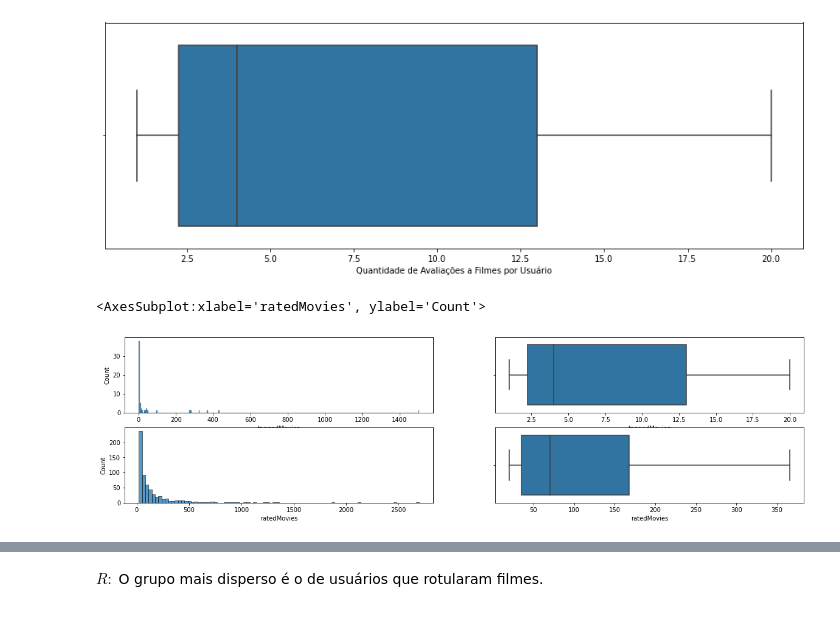
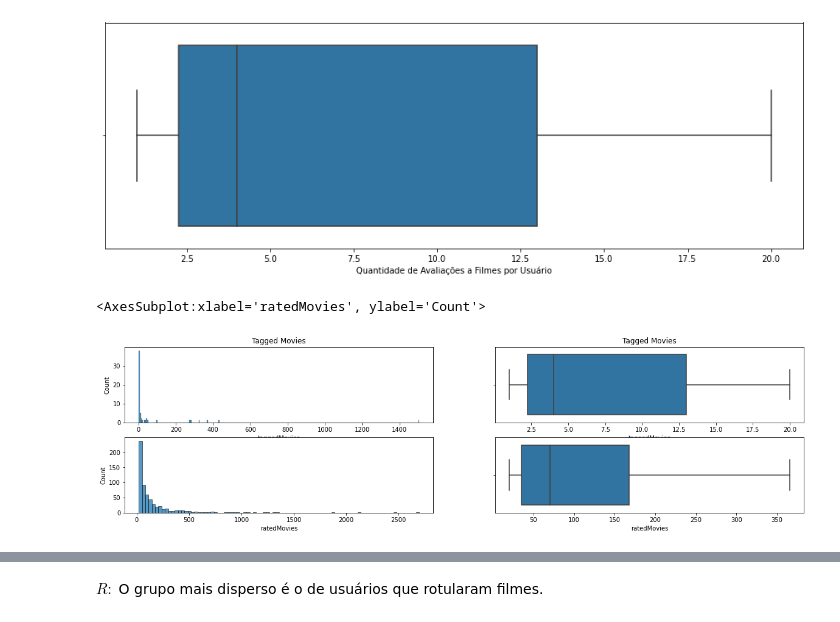
Before and after one commit to thpomari/posgraduacao, a Jupyter notebook: atividades/avaliacao_1/D1EAD-Avaliacao_1.ipynb, the cells around one changed output, grey strips where cells are left out. Saved outputs shown, nothing was run; the diff lists cells and outputs as text; code cells hidden in the pictures.

```diff
--- a/atividades/avaliacao_1/D1EAD-Avaliacao_1.ipynb
+++ b/atividades/avaliacao_1/D1EAD-Avaliacao_1.ipynb
@@ -317,13 +317,18 @@ Text(0.5, 0, 'Quantidade de Avaliações a Filmes por Usuário')
 [figure]
 # %%
 fig, axs = plt.subplots(ncols=2,nrows=2, figsize=(20,5))
-sns.boxplot(x=['taggedMovies'], showfliers=False, ax=axs[0,1])
+sns.boxplot(x=df_tag_count_by_userid['taggedMovies'], showfliers=False, ax=axs[0,1])
+axs[0,1].set_title('Tagged Movies')
+
 sns.histplot(data=df_tag_count_by_userid, x='taggedMovies', ax=axs[0,0])
-sns.boxplot(x=df_ratings_rate_count_by_userid[''ratedMovies''], showfliers=False, ax=axs[1,1])
+axs[0,0].set_title('Tagged Movies')
+
+sns.boxplot(x=df_ratings_rate_count_by_userid['ratedMovies'], showfliers=False, ax=axs[1,1])
+
 sns.histplot(data=df_ratings_rate_count_by_userid, x='ratedMovies', ax=axs[1,0])
 # %% [output]
 <AxesSubplot:xlabel='ratedMovies', ylabel='Count'>
-[figure, old version]
+[figure, new version]
 # %%
 from sklearn import preprocessing
 
```
Also changed, not shown: parts of 16 cells of this notebook.
